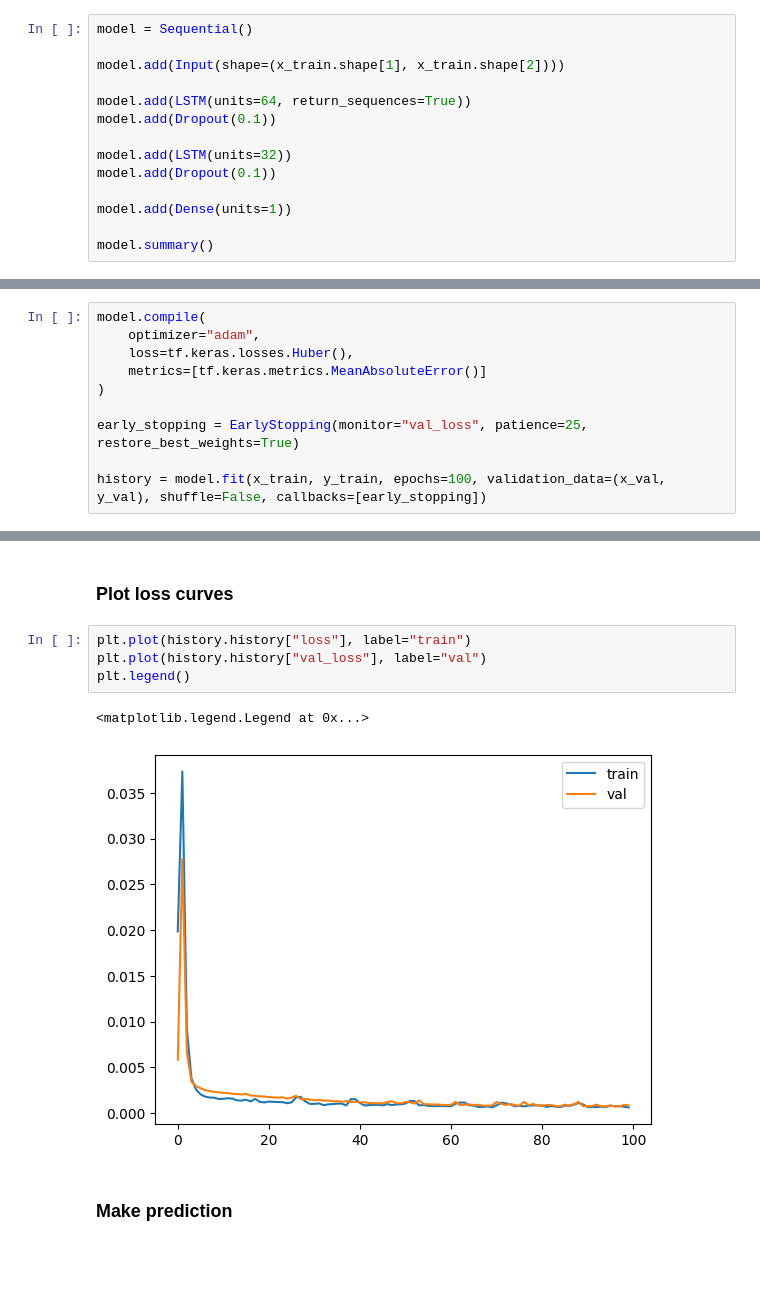
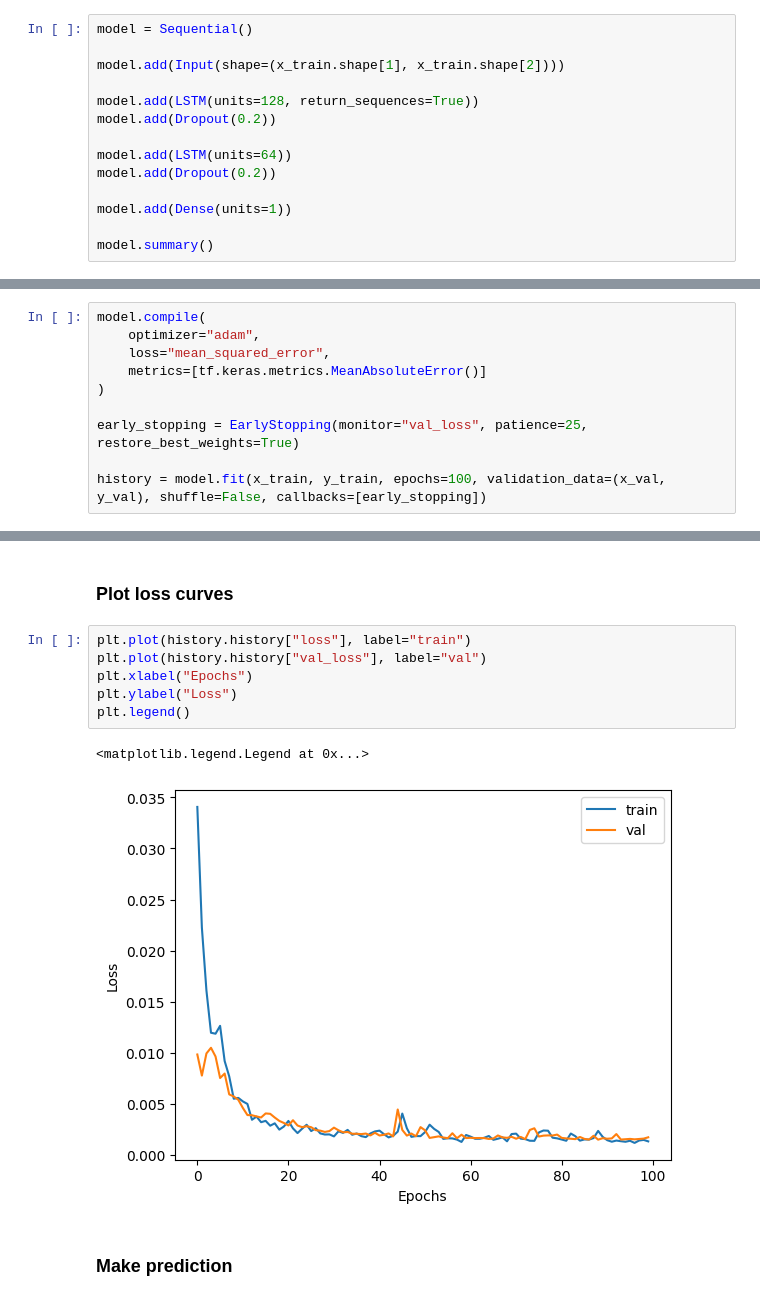
Before and after one commit to garyjli/price-predictor, a Jupyter notebook: LSTM.ipynb, the cells around one changed output, grey strips where cells are left out. Drawn from its saved outputs; the diff is of its cells as text; blank space fills up the shorter version.

Commit message:
evaluate model

```diff
--- a/LSTM.ipynb
+++ b/LSTM.ipynb
@@ -306,11 +306,11 @@ model = Sequential()
 
 model.add(Input(shape=(x_train.shape[1], x_train.shape[2])))
 
-model.add(LSTM(units=64, return_sequences=True))
-model.add(Dropout(0.1))
+model.add(LSTM(units=128, return_sequences=True))
+model.add(Dropout(0.2))
 
-model.add(LSTM(units=32))
-model.add(Dropout(0.1))
+model.add(LSTM(units=64))
+model.add(Dropout(0.2))
 
 model.add(Dense(units=1))
 
@@ -341,7 +341,7 @@ from tensorflow.keras.callbacks import EarlyStopping
 # %%
 model.compile(
     optimizer="adam",
-    loss=tf.keras.losses.Huber(),
+    loss="mean_squared_error",
     metrics=[tf.keras.metrics.MeanAbsoluteError()]
 )
 
@@ -371,10 +371,12 @@ Epoch 100/100
 # %%
 plt.plot(history.history["loss"], label="train")
 plt.plot(history.history["val_loss"], label="val")
+plt.xlabel("Epochs")
+plt.ylabel("Loss")
 plt.legend()
 # %% [output]
 <matplotlib.legend.Legend at 0x...>
-[figure, old version]
+[figure, new version]
 # %% [markdown]
 ### Make prediction
 # %%
```
Also changed, not shown: parts of 21 cells of this notebook, 1 other file.
